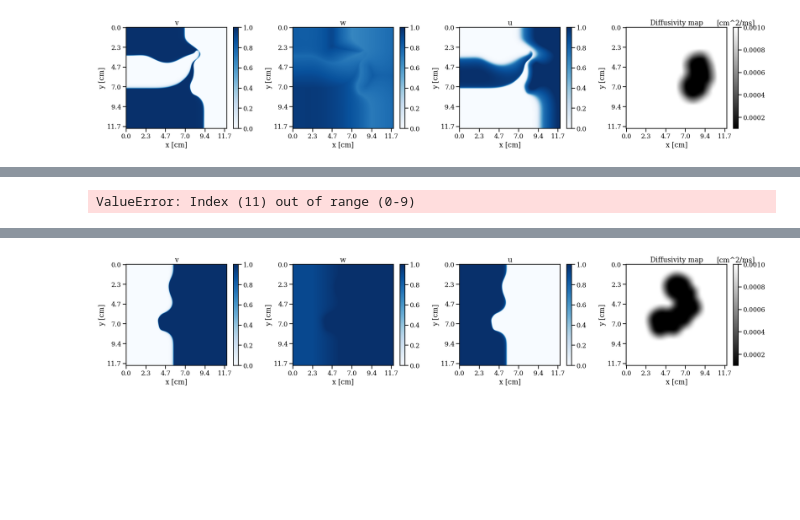
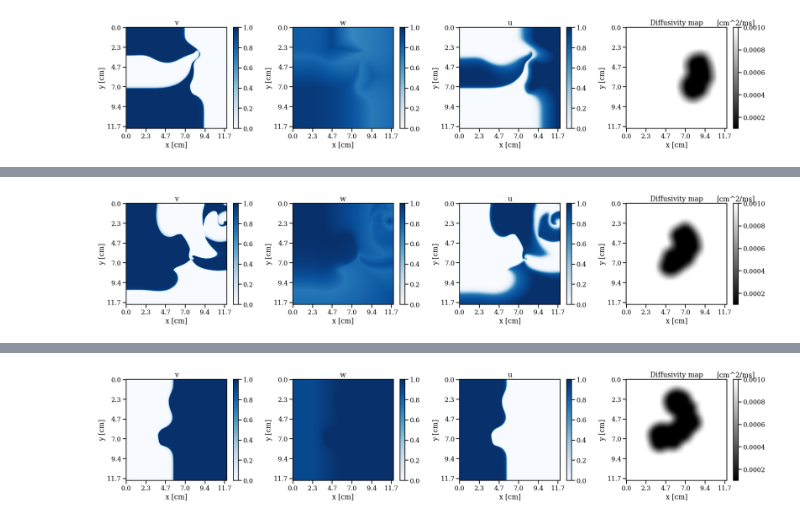
Before and after one commit to epignatelli/cardiax, a Jupyter notebook: experiments/test_cardiax.ipynb, the cells around one changed output, grey strips where cells are left out. Saved outputs shown, nothing was run; the diff lists cells and outputs as text; code cells hidden in the pictures; blank space fills up the shorter version.

```diff
--- a/experiments/test_cardiax.ipynb
+++ b/experiments/test_cardiax.ipynb
@@ -172,17 +156,17 @@ Solving at: 250ms/950ms
 # %%
 with h5py.File("data/cardiax_{}.hdf5".format(seed), "r") as f:
     states = f["states"]
     d = f["diffusivity"]
-    idx = 11
+    idx = -2
     state = cardiax.solve.State(*states[idx])
     with sns.plotting_context("talk"):
         fig, ax = cardiax.plot.plot_state(state, d, cmap="Blues", dx=12/256, figsize=(25, 5))
         fig.tight_layout()
         os.makedirs("results/cardiax", exist_ok=True)
         fig.savefig("results/cardiax/{}.svg".format(seed))
         fig.savefig("results/cardiax/{}.png".format(seed))
 # %% [output]
-ValueError: Index (11) out of range (0-9)
+[figure, added]
 # %%
 shape = (1200, 1200)
 reshape = (256, 256)
```
Also changed, not shown: parts of 3 cells of this notebook, 5 other files.
